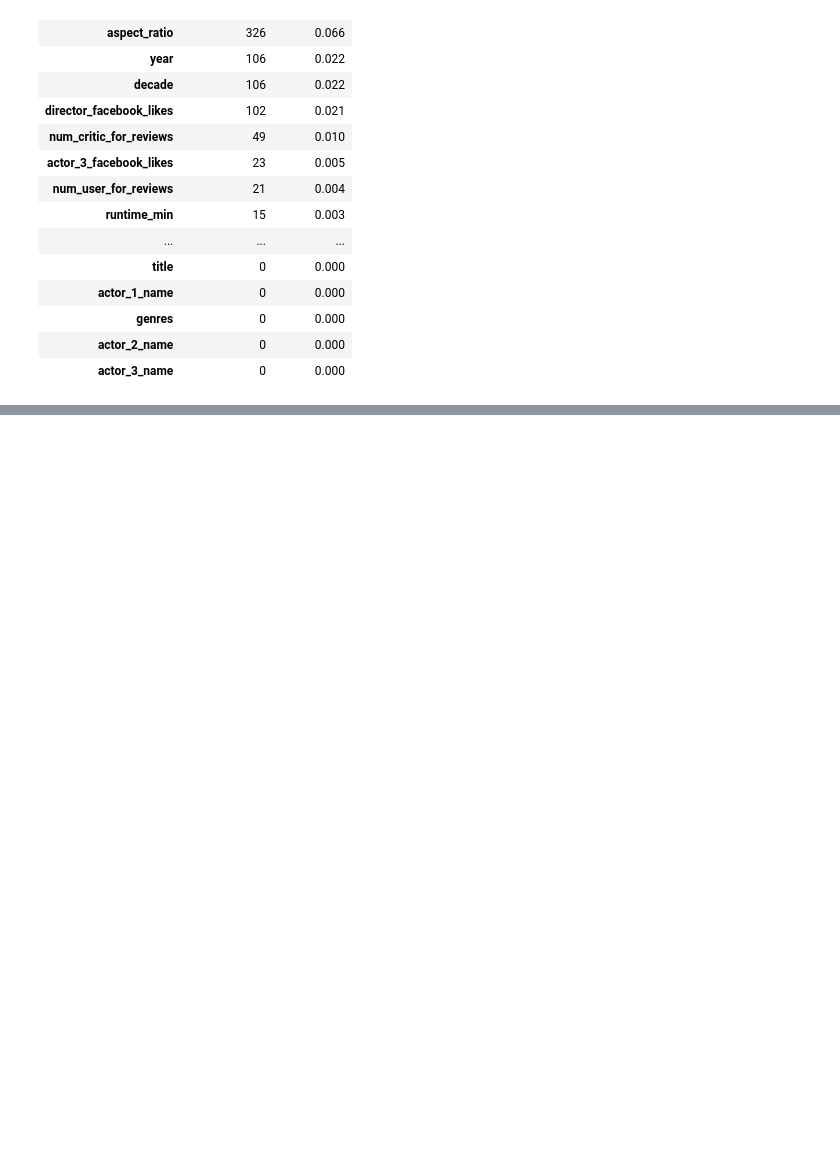
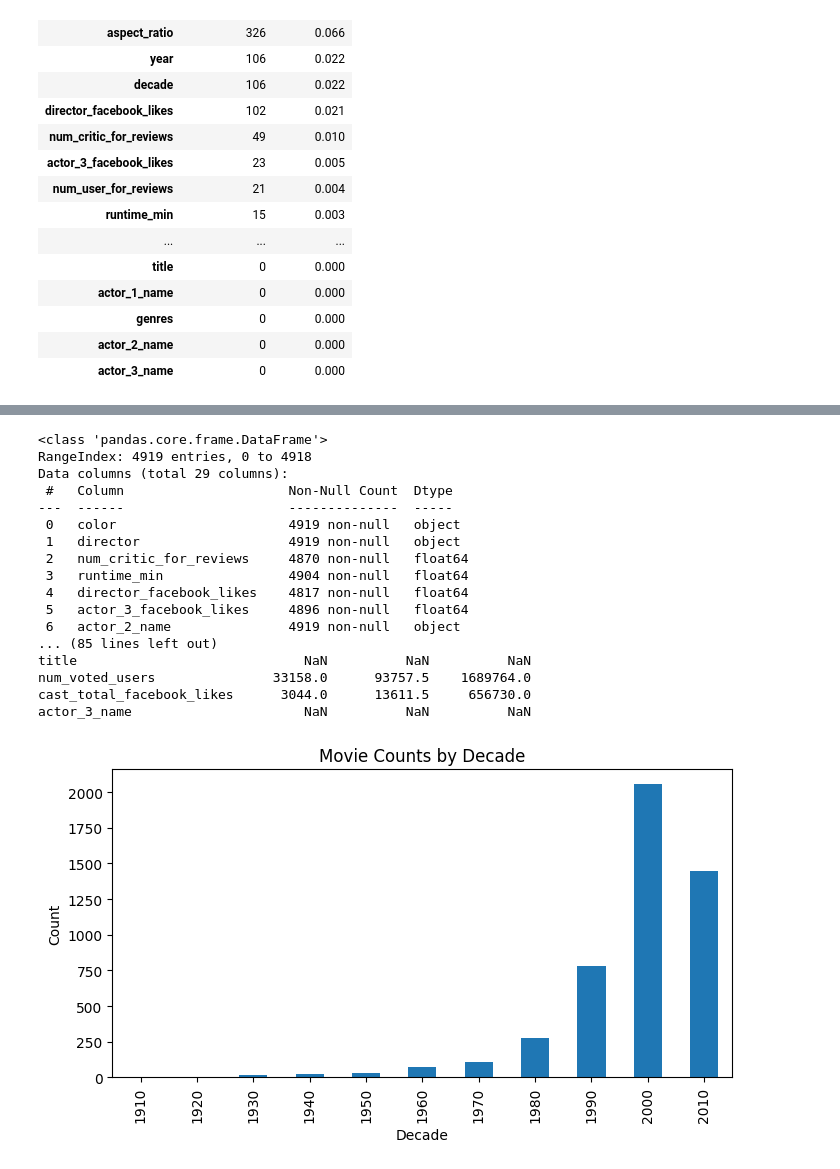
Before and after one commit to HCBrooks-lab/imdb_endtoend, a Jupyter notebook: 01_data_profile.ipynb, the cells around one changed output, grey strips where cells are left out. Cells and saved outputs as stored; diff of their text form; code cells hidden in the pictures; blank space fills up the shorter version.

```diff
--- a/01_data_profile.ipynb
+++ b/01_data_profile.ipynb
@@ -209,0 +93,38 @@ display(
+# %%
+
+df.info()
+df.isna().sum().sort_values(ascending = False).head(10)
+df.describe(include = "all").transpose().head(15)
+
+print("\nMissing values (top 10):")
+print(df.isna().sum().sort_values(ascending = False).head(10))
+
+print("\nDescriptive stats (first 15 rows):")
+print(df.describe(include = "all").transpose().head(15))
+
+import matplotlib.pyplot as plt
+
+df['decade'].value_counts().sort_index().plot(kind = "bar", figsize = (8, 4))
+plt.title("Movie Counts by Decade")
+plt.xlabel("Decade")
+plt.ylabel("Count")
+plt.show()
+# %% [output]
+<class 'pandas.core.frame.DataFrame'>
+RangeIndex: 4919 entries, 0 to 4918
+Data columns (total 29 columns):
+ #   Column                     Non-Null Count  Dtype
+---  ------                     --------------  -----
+ 0   color                      4919 non-null   object
+ 1   director                   4919 non-null   object
+ 2   num_critic_for_reviews     4870 non-null   float64
+ 3   runtime_min                4904 non-null   float64
+ 4   director_facebook_likes    4817 non-null   float64
+ 5   actor_3_facebook_likes     4896 non-null   float64
+ 6   actor_2_name               4919 non-null   object
+... (85 lines left out)
+title                             NaN          NaN          NaN
+num_voted_users               33158.0      93757.5    1689764.0
+cast_total_facebook_likes      3044.0      13611.5     656730.0
+actor_3_name                      NaN          NaN          NaN
+[figure, added]
```
Also changed, not shown: parts of 55 cells of this notebook.
